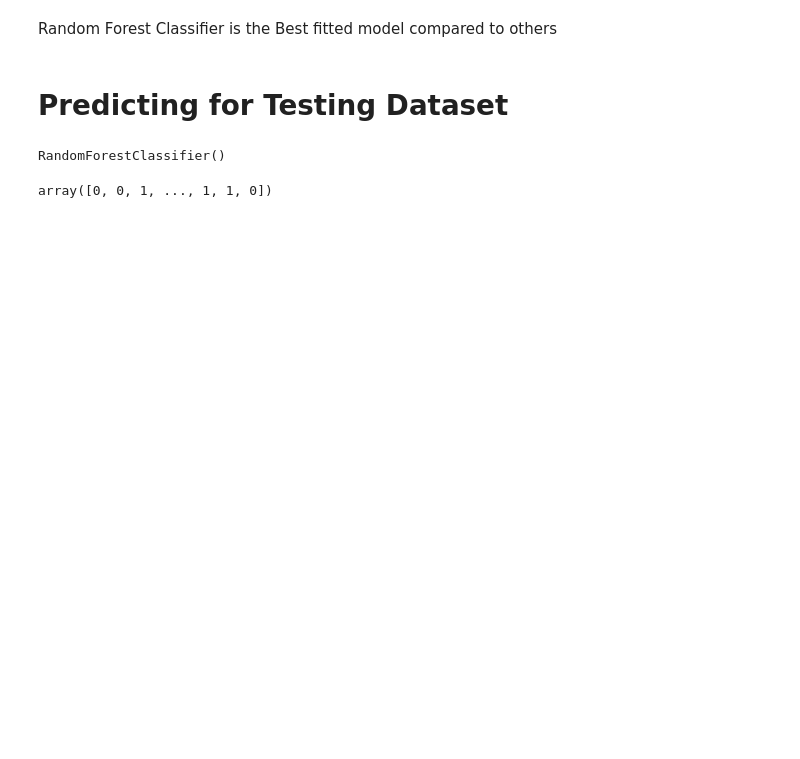
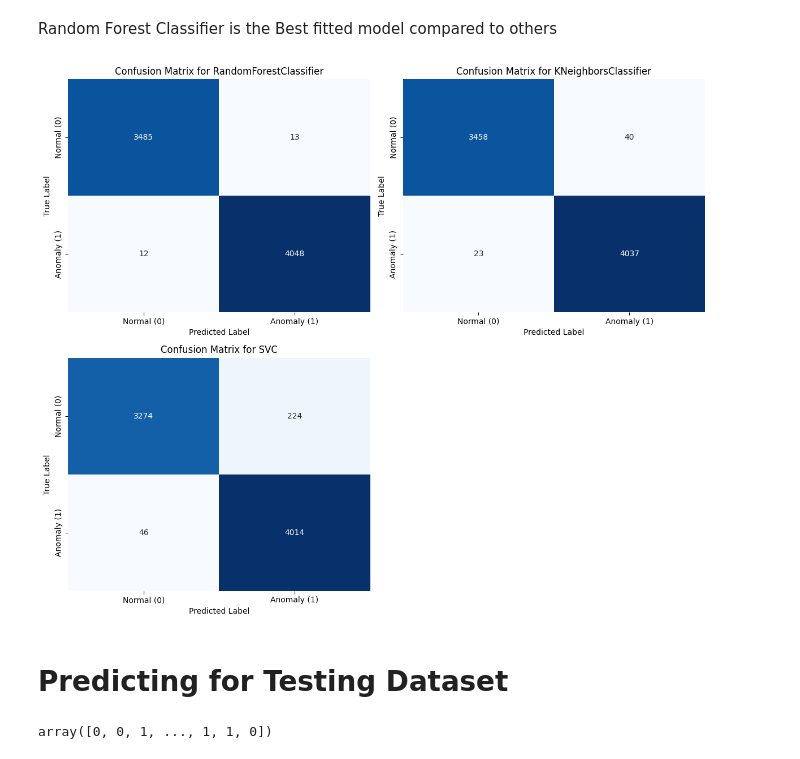
Before and after one commit to ilajnae/network_intrusion_detection, a Jupyter notebook: network_intrusion_classification_notebook.ipynb, the cells around one changed output. Cells and saved outputs as stored; diff of their text form; code cells hidden in the pictures; blank space fills up the shorter version.

```diff
--- a/network_intrusion_classification_notebook.ipynb
+++ b/network_intrusion_classification_notebook.ipynb
@@ -372,10 +371,35 @@ weighted avg       0.97      0.96      0.96      7558
 ----------------------------------------
 # %% [markdown]
 Random Forest Classifier is the Best fitted model compared to others
+# %%
+# Create a 2x2 subplot grid
+fig, axes = plt.subplots(2, 2, figsize=(12, 10))  # Adjust figure size as needed
+axes = axes.flatten()  # Flatten to easily iterate over
+
+# Model names and their confusion matrices from your results
+model_data = [
+    ('RandomForestClassifier', model_results['RandomForestClassifier']['confusion_matrix']),
+    ('KNeighborsClassifier', model_results['KNeighborsClassifier']['confusion_matrix']),
+    ('SVC', model_results['SVC']['confusion_matrix'])
+]
+
+# Plot confusion matrices
+for idx, (model_name, cm) in enumerate(model_data):
+    sns.heatmap(cm, annot=True, fmt='d', cmap='Blues', cbar=False,
+                xticklabels=['Normal (0)', 'Anomaly (1)'],
+                yticklabels=['Normal (0)', 'Anomaly (1)'],
+                ax=axes[idx])
+    axes[idx].set_title(f'Confusion Matrix for {model_name}', fontsize=12)
+    axes[idx].set_xlabel('Predicted Label', fontsize=10)
+    axes[idx].set_ylabel('True Label', fontsize=10)
+
+# Hide the unused subplot (4th position)
+axes[3].axis('off')  # Turns off the empty 4th subplot
+
+# Adjust layout to prevent overlap
+plt.tight_layout()
+plt.show()
+# %% [output]
+[figure, added]
 # %% [markdown]
 # Predicting for Testing Dataset
-# %%
-model = RandomForestClassifier()
-model.fit(X_train, y_train)
-# %% [output]
-RandomForestClassifier()
```
Also changed, not shown: parts of 5 cells of this notebook.
